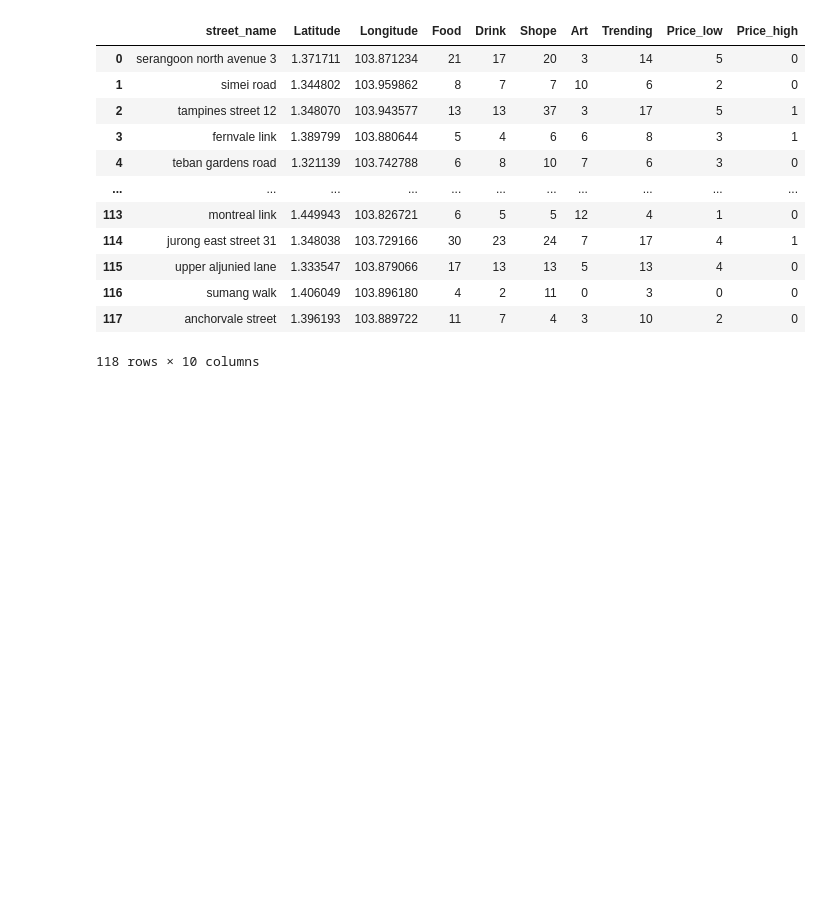
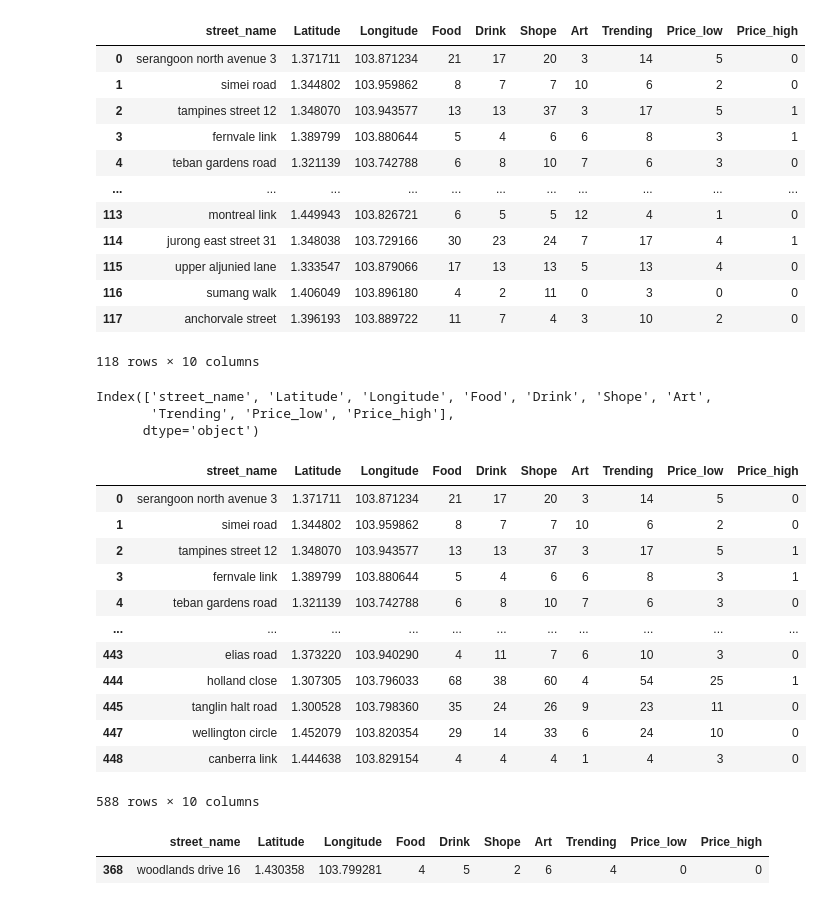
Before and after one commit to CJuanvip/HDB_data_mining, a Jupyter notebook: Kaggle/Extra_venues_scraper.ipynb, the cells around one changed output. Cells and saved outputs as stored; diff of their text form; code cells hidden in the pictures; blank space fills up the shorter version.

Commit message:
finish the venues number parser

```diff
--- a/Kaggle/Extra_venues_scraper.ipynb
+++ b/Kaggle/Extra_venues_scraper.ipynb
@@ -206,3 +204,5 @@ selected_ven
 | 116 | sumang walk | 1.406049 | 103.896180 | 4 | 2 | 11 | 0 | 3 | 0 | 0 |
 | 117 | anchorvale street | 1.396193 | 103.889722 | 11 | 7 | 4 | 3 | 10 | 2 | 0 |
 118 rows × 10 columns
+# %%
+df_to_parse = df_to_parse[118:]
@@ -208,0 +248,23 @@ selected_ven
+# %%
+selected_ven.columns
+# %% [output]
+Index(['street_name', 'Latitude', 'Longitude', 'Food', 'Drink', 'Shope', 'Art',
+       'Trending', 'Price_low', 'Price_high'],
+      dtype='object')
+# %%
+df_all_parsed = selected_ven.append(df_parsed)
+df_all_parsed
+# %% [output]
+|  | street_name | Latitude | Longitude | Food | Drink | Shope | Art | Trending | Price_low | Price_high |
+| 0 | serangoon north avenue 3 | 1.371711 | 103.871234 | 21 | 17 | 20 | 3 | 14 | 5 | 0 |
+| 1 | simei road | 1.344802 | 103.959862 | 8 | 7 | 7 | 10 | 6 | 2 | 0 |
+| 2 | tampines street 12 | 1.348070 | 103.943577 | 13 | 13 | 37 | 3 | 17 | 5 | 1 |
+| 3 | fernvale link | 1.389799 | 103.880644 | 5 | 4 | 6 | 6 | 8 | 3 | 1 |
+| 4 | teban gardens road | 1.321139 | 103.742788 | 6 | 8 | 10 | 7 | 6 | 3 | 0 |
+| ... | ... | ... | ... | ... | ... | ... | ... | ... | ... | ... |
+| 443 | elias road | 1.373220 | 103.940290 | 4 | 11 | 7 | 6 | 10 | 3 | 0 |
+| 444 | holland close | 1.307305 | 103.796033 | 68 | 38 | 60 | 4 | 54 | 25 | 1 |
+| 445 | tanglin halt road | 1.300528 | 103.798360 | 35 | 24 | 26 | 9 | 23 | 11 | 0 |
+| 447 | wellington circle | 1.452079 | 103.820354 | 29 | 14 | 33 | 6 | 24 | 10 | 0 |
+| 448 | canberra link | 1.444638 | 103.829154 | 4 | 4 | 4 | 1 | 4 | 3 | 0 |
+588 rows × 10 columns
@@ -208,0 +273,5 @@ selected_ven
+# %%
+df_all_parsed[df_all_parsed['street_name']=='woodlands drive 16']
+# %% [output]
+|  | street_name | Latitude | Longitude | Food | Drink | Shope | Art | Trending | Price_low | Price_high |
+| 368 | woodlands drive 16 | 1.430358 | 103.799281 | 4 | 5 | 2 | 6 | 4 | 0 | 0 |
```
Also changed, not shown: parts of 4 cells of this notebook, 1 other file.
